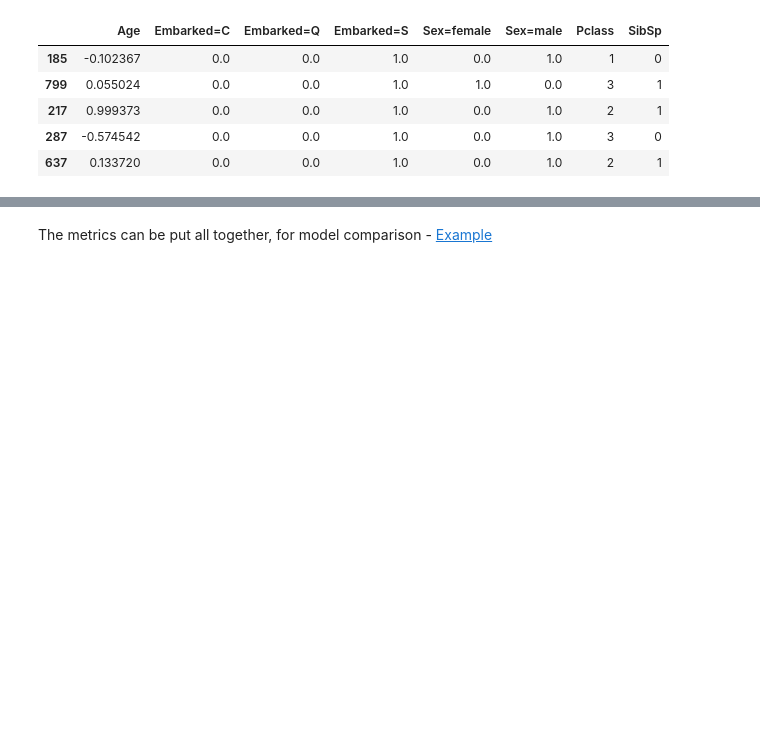
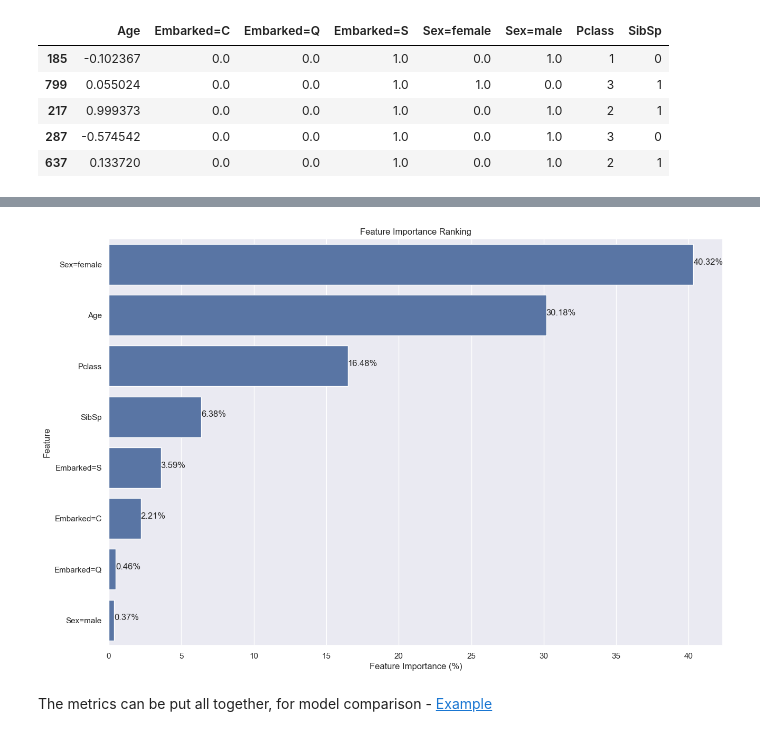
Before and after one commit to swatakit/ml-workflow-sklearn-pipeline, a Jupyter notebook: Webinar - Simplify ML workflow with sklearn.pipeline - Final.ipynb, the cells around one changed output, grey strips where cells are left out. Cells and saved outputs as stored; diff of their text form; code cells hidden in the pictures; blank space fills up the shorter version.

```diff
--- a/Webinar - Simplify ML workflow with sklearn.pipeline - Final.ipynb
+++ b/Webinar - Simplify ML workflow with sklearn.pipeline - Final.ipynb
@@ -828,3 +827,15 @@ decile
+# %%
+# plot feature importance
+from utils.CustomFunctions import feature_importance_plot
+booster = model.booster_
+importance_values = booster.feature_importance(importance_type='gain')
+importance_names = booster.feature_name()
+
+# Create a dictionary of feature names and importance values
+importance_dict = dict(zip(importance_names, importance_values))
+feature_importance_plot(importance_dict,top_n_features=20)
+# %% [output]
+[figure, added]
 # %% [markdown]
 The metrics can be put all together, for model comparison - <a href="https://nbviewer.jupyter.org/github/swatakit/The-public-and-private-life-of-Big-Data/blob/master/StockSentimentIndex.ipynb"> Example</a>
 # %% [markdown]
```
Also changed, not shown: parts of 15 cells of this notebook.
